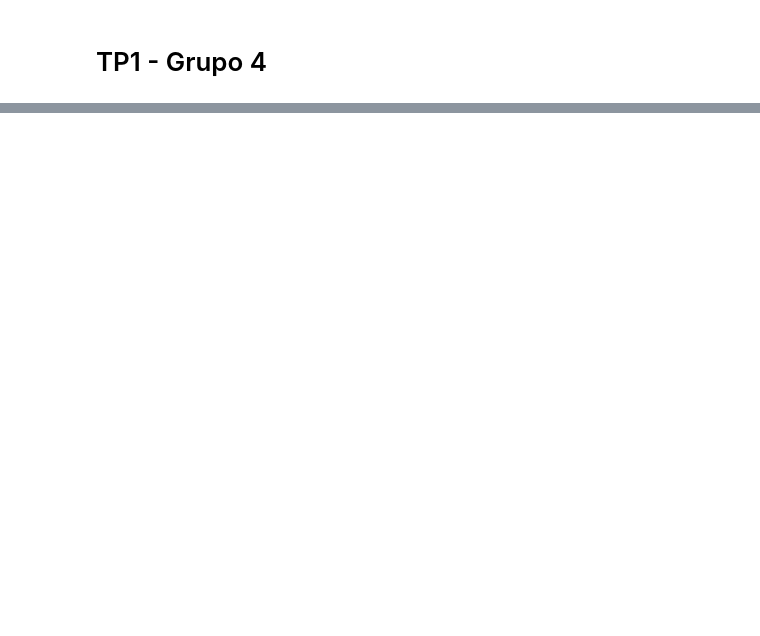
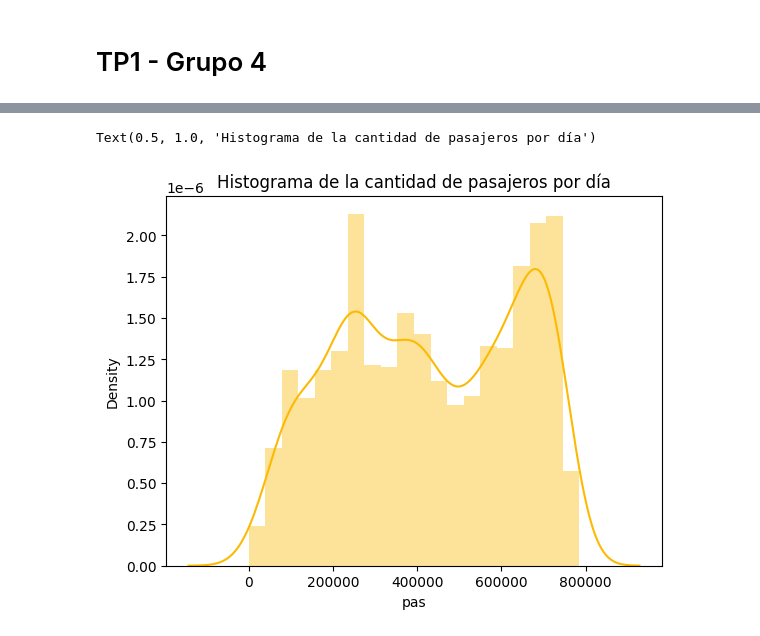
Before and after one commit to rstvz90/AST_G4, a Jupyter notebook: tp1.ipynb, the cells around one changed output, grey strips where cells are left out. Drawn from its saved outputs; the diff is of its cells as text; code cells hidden in the pictures; blank space fills up the shorter version.

```diff
--- a/tp1.ipynb
+++ b/tp1.ipynb
@@ -107,0 +19,17 @@ else:
+# %%
+url='https://raw.githubusercontent.com/jiang-011/AST_G4/main/dataset/PASAJEROS_dia.csv'
+pasajeros_d = pd.read_csv(url)
+pasajeros_d = pasajeros_d.drop(columns=['des_lin'])
+pasajeros_d.rename({'FechaRecaudacion': 'fecha', 'Cantidad_Pasajeros': 'pas'}, axis=1,inplace=True)
+# %%
+# Formato a la variable Fecha
+pasajeros_d['fecha'] = pd.to_datetime(pasajeros_d['fecha'])
+# Agrupar por fecha y sumar la cantidad de pasajeros (podría tomarse los pasajeros de las líneas de la zona urbana de Rosario)
+pasajeros_d = pasajeros_d.groupby('fecha').sum()
+# %%
+# Formato diario
+pasajeros_d=pasajeros_d.asfreq('d')
+pasajeros_d.head()
+
+# Se eliminan los días con cantidades faltantes
+pasajeros_d.drop(['2023-11-20', '2023-11-19', '2023-11-18'], inplace=True)
@@ -107,0 +48,6 @@ else:
+# %%
+sns.distplot(pasajeros_d.pas,bins=20,color='#fcba03')
+plt.title('Histograma de la cantidad de pasajeros por día')
+# %% [output]
+Text(0.5, 1.0, 'Histograma de la cantidad de pasajeros por día')
+[figure, added]
```
Also changed, not shown: parts of 31 cells of this notebook, 4 other files.
